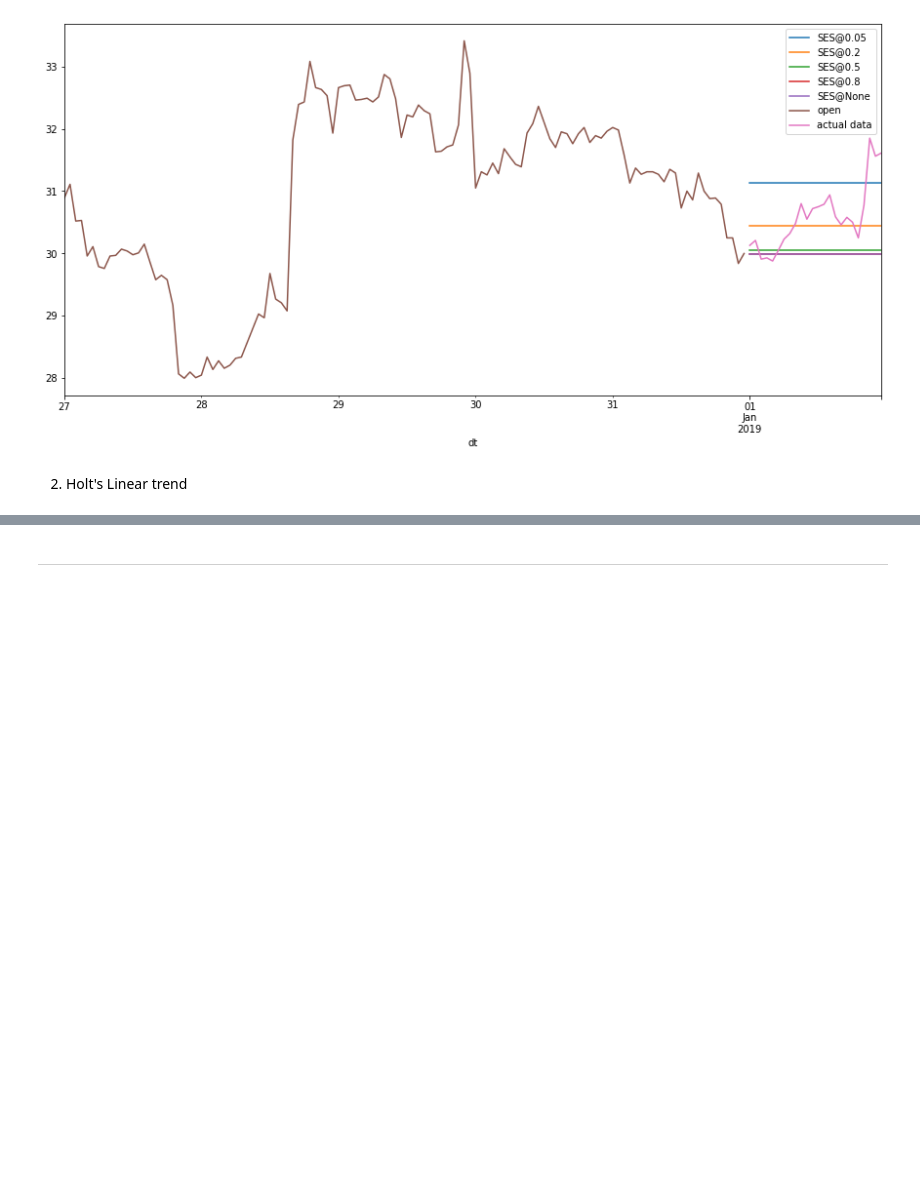
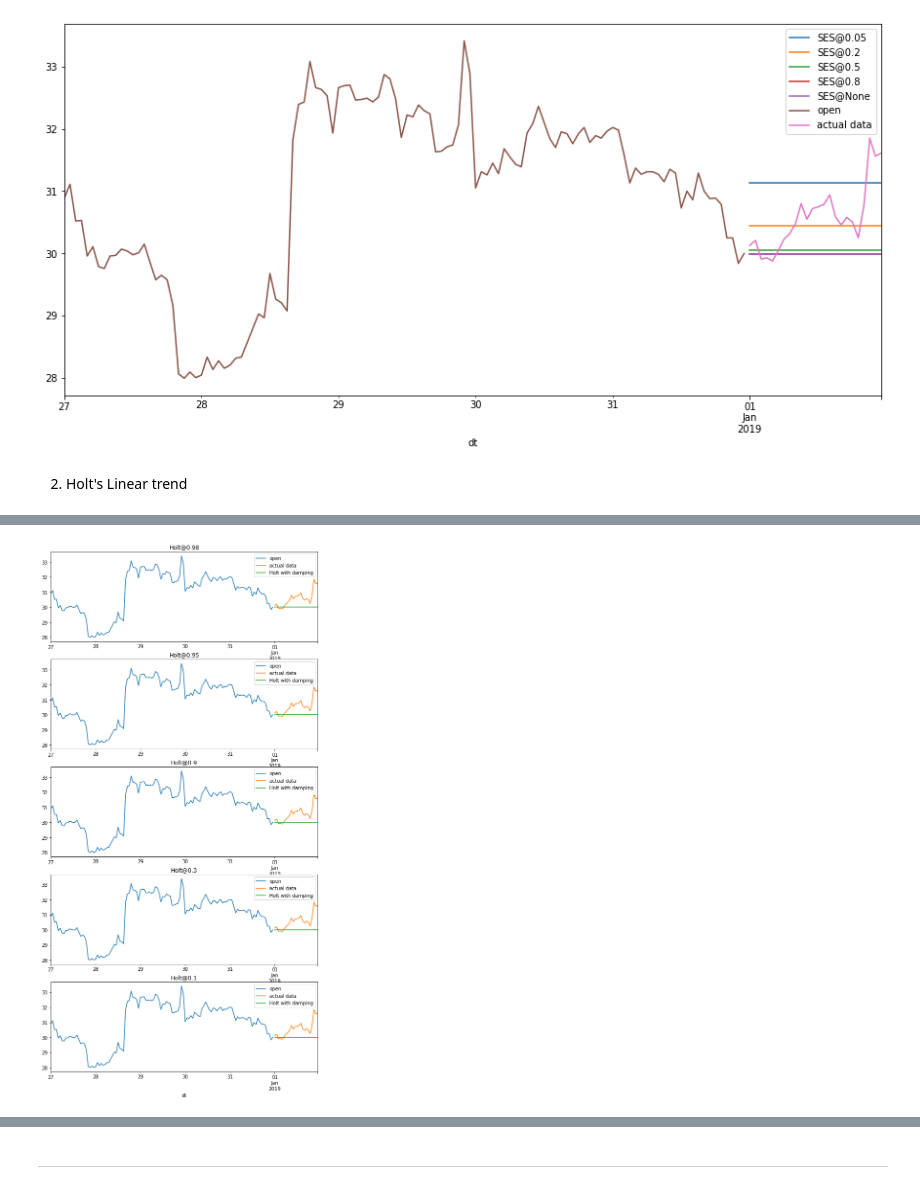
Before and after one commit to NilakshiMondal/Bitcoin-Price-Analysis, a Jupyter notebook: nbs/TS Analysis.ipynb, the cells around one changed output, grey strips where cells are left out. Cells and saved outputs as stored; diff of their text form; code cells hidden in the pictures; blank space fills up the shorter version.

Commit message:
Added Damped Holt Linear Code

```diff
--- a/nbs/TS Analysis.ipynb
+++ b/nbs/TS Analysis.ipynb
@@ -455,0 +456,18 @@ plt.legend()
+# %%
+# with damping
+model = Holt(data_subset, damped=True)
+
+fig, ax = plt.subplots(5, 1, figsize = (10,20)) # preparing the frame/grid to plot the data
+list_of_damping = [0.98, 0.95, 0.9, 0.3, 0.1]
+for idx, damp in enumerate(list_of_damping):
+    model_fitted = model.fit(None, None, damp)
+    forecasts = model_fitted.forecast(24) # forecasts for 24 hours
+    # plotting the data
+    data_subset.iloc[-24*5:].plot(ax = ax[idx]) # last 5 days of 2018
+    ltc.data.open.loc['2019-01-01'].plot(label = 'actual data', ax = ax[idx])
+
+    forecasts.plot(label = 'Holt with damping', ax = ax[idx]) # plotting the forecasts
+    ax[idx].set_title('Holt@'+str(damp))
+    ax[idx].legend()
+# %% [output]
+[figure, added]
```
Also changed, not shown: parts of 5 cells of this notebook.
